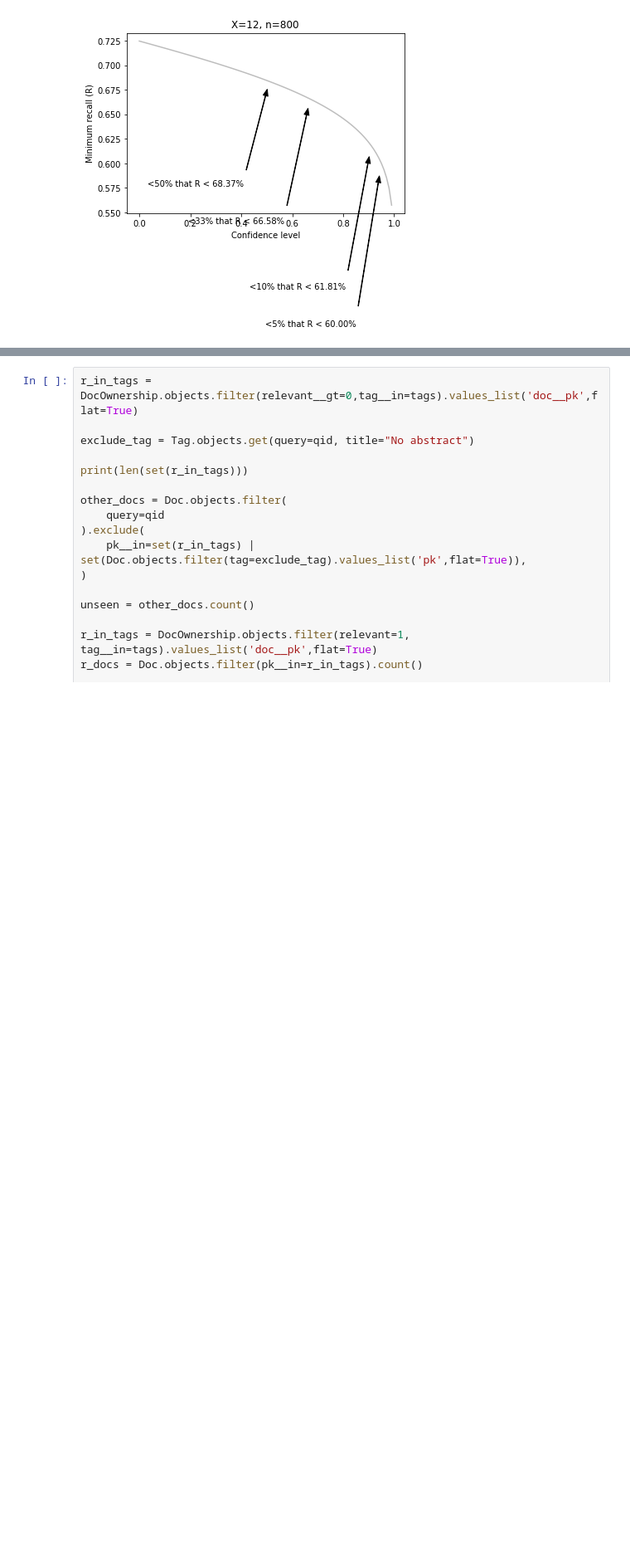
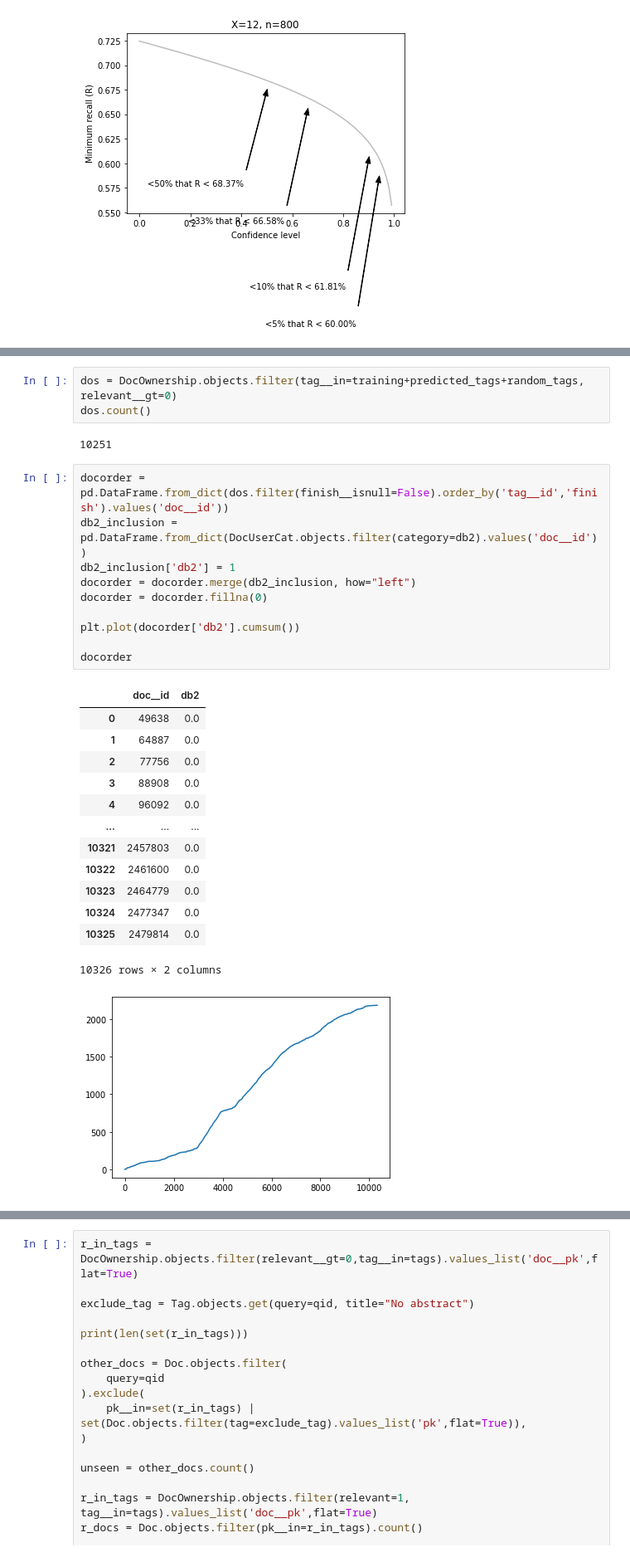
Before and after one commit to mcc-apsis/adaptation-tracking, a Jupyter notebook: progress.ipynb, the cells around one changed output, grey strips where cells are left out. Shown at 83% size. Drawn from its saved outputs; the diff is of its cells as text; blank space fills up the shorter version.

```diff
--- a/progress.ipynb
+++ b/progress.ipynb
@@ -237,0 +301,30 @@ plt.show()
+# %%
+dos = DocOwnership.objects.filter(tag__in=training+predicted_tags+random_tags, relevant__gt=0)
+dos.count()
+# %% [output]
+10251
+# %%
+docorder = pd.DataFrame.from_dict(dos.filter(finish__isnull=False).order_by('tag__id','finish').values('doc__id'))
+db2_inclusion = pd.DataFrame.from_dict(DocUserCat.objects.filter(category=db2).values('doc__id'))
+db2_inclusion['db2'] = 1
+docorder = docorder.merge(db2_inclusion, how="left")
+docorder = docorder.fillna(0)
+
+plt.plot(docorder['db2'].cumsum())
+
+docorder
+# %% [output]
+|  | doc__id | db2 |
+| 0 | 49638 | 0.0 |
+| 1 | 64887 | 0.0 |
+| 2 | 77756 | 0.0 |
+| 3 | 88908 | 0.0 |
+| 4 | 96092 | 0.0 |
+| ... | ... | ... |
+| 10321 | 2457803 | 0.0 |
+| 10322 | 2461600 | 0.0 |
+| 10323 | 2464779 | 0.0 |
+| 10324 | 2477347 | 0.0 |
+| 10325 | 2479814 | 0.0 |
+10326 rows × 2 columns
+[figure, added]
```
Also changed, not shown: parts of 7 cells of this notebook, 2 other files.
